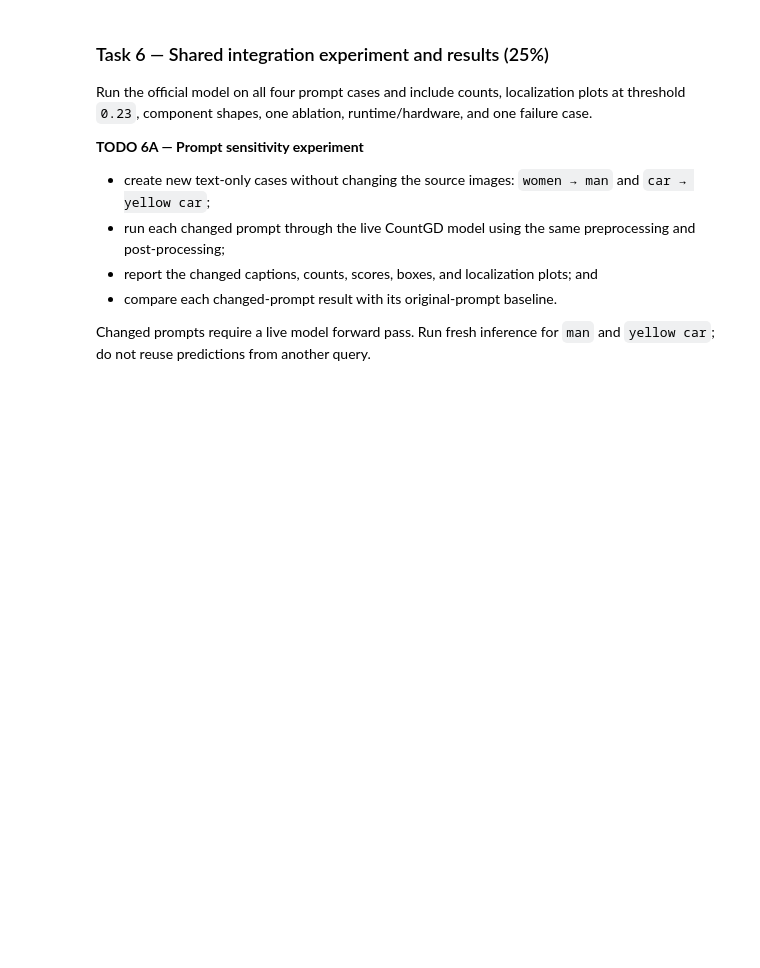
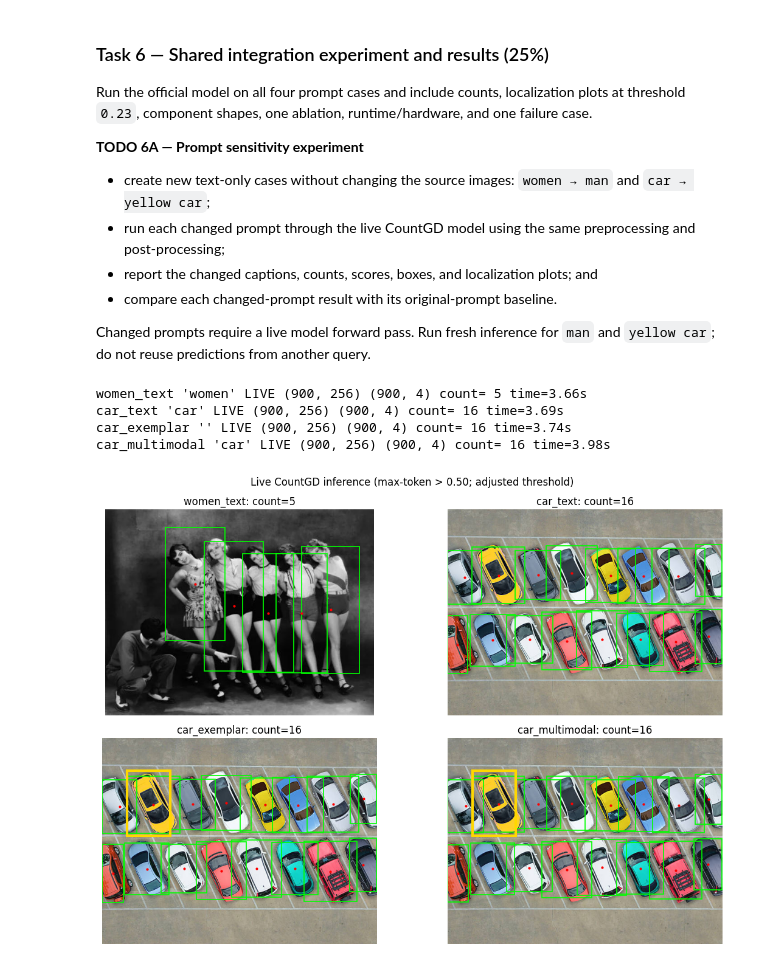
Before and after one commit to Konikelel/MultiModalCounting, a Jupyter notebook: Team02_SC5006_Project1.ipynb, the cells around one changed output. Drawn from its saved outputs; the diff is of its cells as text; code cells hidden in the pictures; blank space fills up the shorter version.

```diff
--- a/Team02_SC5006_Project1.ipynb
+++ b/Team02_SC5006_Project1.ipynb
@@ -167,3 +168,9 @@ women_text text only 'women .' (0, 4)
 car_text text only 'car .' (0, 4)
 car_exemplar exemplar only 'object .' (1, 4)
 car_multimodal text + exemplar 'car .' (1, 4)
+# %%
+for name in ["women.jpg", "car.jpg"]:
+    img, _ = preprocess_case(prepare_case(name, name, text="x"))
+    print(name, "resized:", tuple(img.shape))
+assert tuple(preprocess_case(prepare_case("w", "women.jpg", text="x"))[0].shape) == (3, 800, 1041)
+assert tuple(preprocess_case(prepare_case("c", "car.jpg", text="x"))[0].shape) == (3, 800, 1066)
@@ -512,37 +577,43 @@ REQUESTS = [
 PREDICTIONS = {}
 for name, image_name, query, exemplar_boxes in REQUESTS:
     t0 = time.time()
-    PHRASE_THRESHOLD = 0.50
+    PHRASE_THRESHOLD = 0.5
     prediction = predict_countgd(image_name, query, exemplar_boxes, threshold=PHRASE_THRESHOLD)
     PREDICTIONS[name] = prediction
     print(name, repr(query), "LIVE", prediction["raw"]["confidences"].shape,
           prediction["raw"]["boxes"].shape, "count=", prediction["result"]["count"],
           f"time={time.time()-t0:.2f}s")
 
 # Reference-count regression check at our adjusted max-token threshold (0.50).
 # The teacher baseline uses 0.23; matching counts alone does not prove improvement.
 expected = {"women_text": 5, "car_text": 16, "car_exemplar": 16, "car_multimodal": 16}
 assert {name: value["result"]["count"] for name, value in PREDICTIONS.items()} == expected
 
 # Keep these aliases for the prompt-sensitivity experiment below.
 RAW = {name: value["raw"] for name, value in PREDICTIONS.items()}
 RESULTS = {name: value["result"] for name, value in PREDICTIONS.items()}
 
 fig, axes = plt.subplots(2, 2, figsize=(12, 8))
 for ax, (name, prediction) in zip(axes.flat, PREDICTIONS.items()):
     case, result = prediction["case"], prediction["result"]
     ax.imshow(case["image"])
     for score, (x1, y1, x2, y2), (x, y) in zip(result["scores"], result["boxes"], result["centers"]):
         ax.add_patch(Rectangle((x1, y1), x2-x1, y2-y1, fill=False, ec="lime", lw=1.2))
         ax.plot(x, y, "r.", ms=4)
     for x1, y1, x2, y2 in case["boxes"]:
         ax.add_patch(Rectangle((x1, y1), x2-x1, y2-y1, fill=False, ec="gold", lw=3))
     ax.set_title(f"{name}: count={result['count']}")
     ax.axis("off")
 fig.suptitle("Live CountGD inference (max-token > 0.50; adjusted threshold)")
 fig.tight_layout()
 fig.savefig(OUTPUT / "official_countgd_car_women_tests.png", dpi=170, bbox_inches="tight")
 plt.show()
+# %% [output]
+women_text 'women' LIVE (900, 256) (900, 4) count= 5 time=3.66s
+car_text 'car' LIVE (900, 256) (900, 4) count= 16 time=3.69s
+car_exemplar '' LIVE (900, 256) (900, 4) count= 16 time=3.74s
+car_multimodal 'car' LIVE (900, 256) (900, 4) count= 16 time=3.98s
+[figure, added]
 # %%
 PROMPT_VARIANTS = [
     prepare_case("women_as_man", "women.jpg", text="man"),
```
Also changed, not shown: parts of 11 cells of this notebook.
